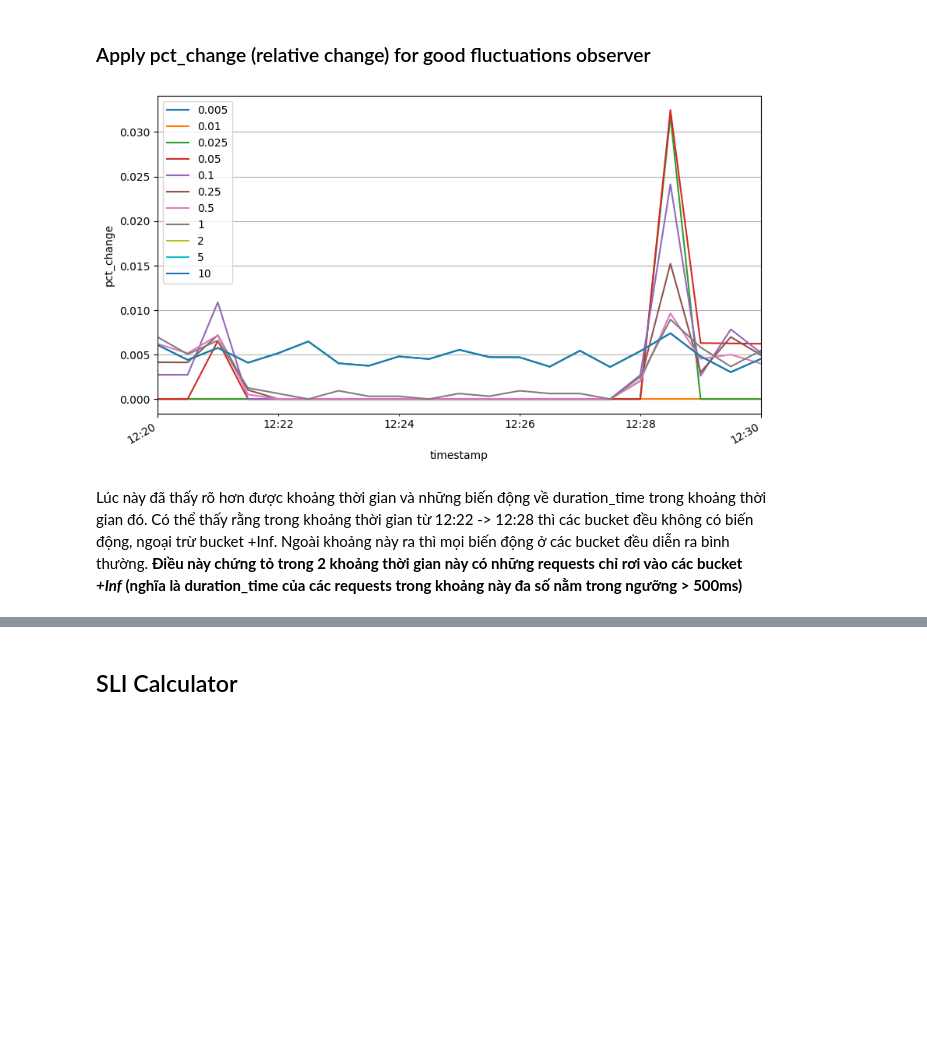
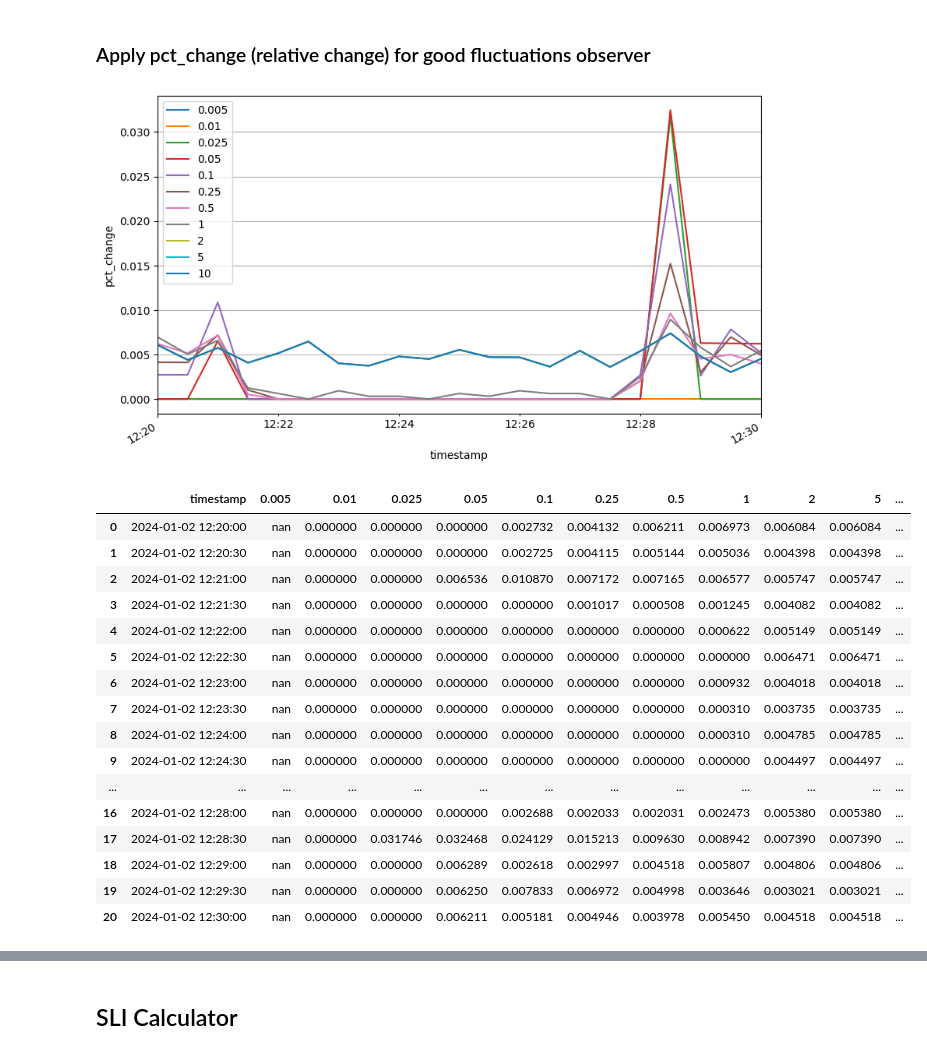
Before and after one commit to vuvietnguyenit/data_analystic, a Jupyter notebook: notebooks/analyze_fluctuatition_latency_http.ipynb, the cells around one changed output, grey strips where cells are left out. Drawn from its saved outputs; the diff is of its cells as text; code cells hidden in the pictures; blank space fills up the shorter version.

```diff
--- a/notebooks/analyze_fluctuatition_latency_http.ipynb
+++ b/notebooks/analyze_fluctuatition_latency_http.ipynb
@@ -28,7 +38,8 @@ pd.options.mode.chained_assignment = None
 BUCKETS = [0.005, 0.01, 0.025, 0.05, 0.1, 0.25, 0.5, 1, 2, 5, 10]
 # %%
 # Load dataset from CSV file
-root = pd.read_csv('../statics/csv/request_data_with_anomaly_pod_instance.csv', index_col=0)
+root = pd.read_csv(
+    '../statics/csv/request_data_with_anomaly_pod_instance.csv', index_col=0)
 # %%
 # Convert to datetime pandas and set datetime columns is index for dataframe
 root.index = pd.to_datetime(root.index)
@@ -75,13 +113,43 @@ abnormal_group = "path == '/users' and controller_pod == 'pod-1'"
 ### Apply pct_change (relative change) for good fluctuations observer
 # %%
 
+sample_data_abnormal = root.query(abnormal_group)[cols_for_calculate]
+
 # Apply pct_change (relative change) for good fluctuations observer
-root.query(abnormal_group)[cols_for_calculate].pct_change().loc['2024-01-02 12:20:00':'2024-01-02 12:30:00'].plot(
-    grid=True, figsize=(10, 6), ylabel="pct_change"
-)
+
+sample_data_abnormal.pct_change().loc['2024-01-02 12:20:00':'2024-01-02 12:30:00'].plot(
+    grid=True, figsize=(10, 6), ylabel="pct_change")
 plt.gcf().autofmt_xdate()
 plt.show()
+
+# Highligh color columns in dataframe
+
+
+def highlight_cols(s, color):
+    return 'background-color: %s' % color
+
+
+sample_data_abnormal.pct_change().loc['2024-01-02 12:20:00':'2024-01-02 12:30:00'].reset_index().style.\
+    map(highlight_cols, color="yellow", subset=pd.IndexSlice[4:15, cols_for_calculate[:7]]).\
+    map(highlight_cols, color="green",
+        subset=pd.IndexSlice[:, cols_for_calculate[7:]]).\
+    map(highlight_cols, color="cyan", subset=pd.IndexSlice[:, cols_for_calculate[7:8]])
 # %% [output]
 [figure]
+|  | timestamp | 0.005 | 0.01 | 0.025 | 0.05 | 0.1 | 0.25 | 0.5 | 1 | 2 | 5 | ... |
+| 0 | 2024-01-02 12:20:00 | nan | 0.000000 | 0.000000 | 0.000000 | 0.002732 | 0.004132 | 0.006211 | 0.006973 | 0.006084 | 0.006084 | ... |
+| 1 | 2024-01-02 12:20:30 | nan | 0.000000 | 0.000000 | 0.000000 | 0.002725 | 0.004115 | 0.005144 | 0.005036 | 0.004398 | 0.004398 | ... |
+| 2 | 2024-01-02 12:21:00 | nan | 0.000000 | 0.000000 | 0.006536 | 0.010870 | 0.007172 | 0.007165 | 0.006577 | 0.005747 | 0.005747 | ... |
+| 3 | 2024-01-02 12:21:30 | nan | 0.000000 | 0.000000 | 0.000000 | 0.000000 | 0.001017 | 0.000508 | 0.001245 | 0.004082 | 0.004082 | ... |
+| 4 | 2024-01-02 12:22:00 | nan | 0.000000 | 0.000000 | 0.000000 | 0.000000 | 0.000000 | 0.000000 | 0.000622 | 0.005149 | 0.005149 | ... |
+| 5 | 2024-01-02 12:22:30 | nan | 0.000000 | 0.000000 | 0.000000 | 0.000000 | 0.000000 | 0.000000 | 0.000000 | 0.006471 | 0.006471 | ... |
+| 6 | 2024-01-02 12:23:00 | nan | 0.000000 | 0.000000 | 0.000000 | 0.000000 | 0.000000 | 0.000000 | 0.000932 | 0.004018 | 0.004018 | ... |
+| 7 | 2024-01-02 12:23:30 | nan | 0.000000 | 0.000000 | 0.000000 | 0.000000 | 0.000000 | 0.000000 | 0.000310 | 0.003735 | 0.003735 | ... |
+| 8 | 2024-01-02 12:24:00 | nan | 0.000000 | 0.000000 | 0.000000 | 0.000000 | 0.000000 | 0.000000 | 0.000310 | 0.004785 | 0.004785 | ... |
+| 9 | 2024-01-02 12:24:30 | nan | 0.000000 | 0.000000 | 0.000000 | 0.000000 | 0.000000 | 0.000000 | 0.000000 | 0.004497 | 0.004497 | ... |
+| ... | ... | ... | ... | ... | ... | ... | ... | ... | ... | ... | ... | ... |
+| 16 | 2024-01-02 12:28:00 | nan | 0.000000 | 0.000000 | 0.000000 | 0.002688 | 0.002033 | 0.002031 | 0.002473 | 0.005380 | 0.005380 | ... |
+| 17 | 2024-01-02 12:28:30 | nan | 0.000000 | 0.031746 | 0.032468 | 0.024129 | 0.015213 | 0.009630 | 0.008942 | 0.007390 | 0.007390 | ... |
+| 18 | 2024-01-02 12:29:00 | nan | 0.000000 | 0.000000 | 0.006289 | 0.002618 | 0.002997 | 0.004518 | 0.005807 | 0.004806 | 0.004806 | ... |
+| 19 | 2024-01-02 12:29:30 | nan | 0.000000 | 0.000000 | 0.006250 | 0.007833 | 0.006972 | 0.004998 | 0.003646 | 0.003021 | 0.003021 | ... |
+| 20 | 2024-01-02 12:30:00 | nan | 0.000000 | 0.000000 | 0.006211 | 0.005181 | 0.004946 | 0.003978 | 0.005450 | 0.004518 | 0.004518 | ... |
-# %% [markdown]
-Lúc này đã thấy rõ hơn được khoảng thời gian và những biến động về duration_time trong khoảng thời gian đó. Có thể thấy rằng trong khoảng thời gian từ 12:22 -> 12:28 thì các bucket đều không có biến động, ngoại trừ bucket +Inf. Ngoài khoảng này ra thì mọi biến động ở các bucket đều diễn ra bình thường. **Điều này chứng tỏ trong 2 khoảng thời gian này có những requests chỉ rơi vào các bucket *+Inf* (nghĩa là duration_time của các requests trong khoảng này đa số nằm trong ngưỡng > 500ms)**
```
Also changed, not shown: parts of 9 cells of this notebook.
